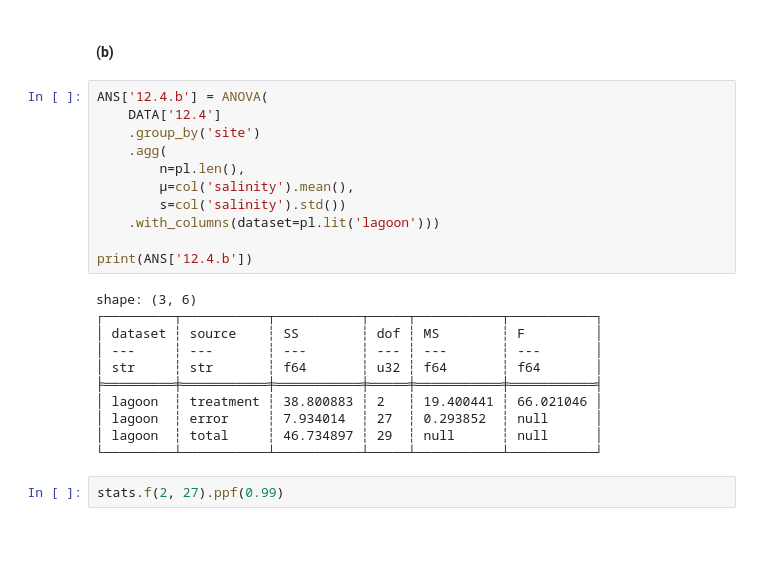
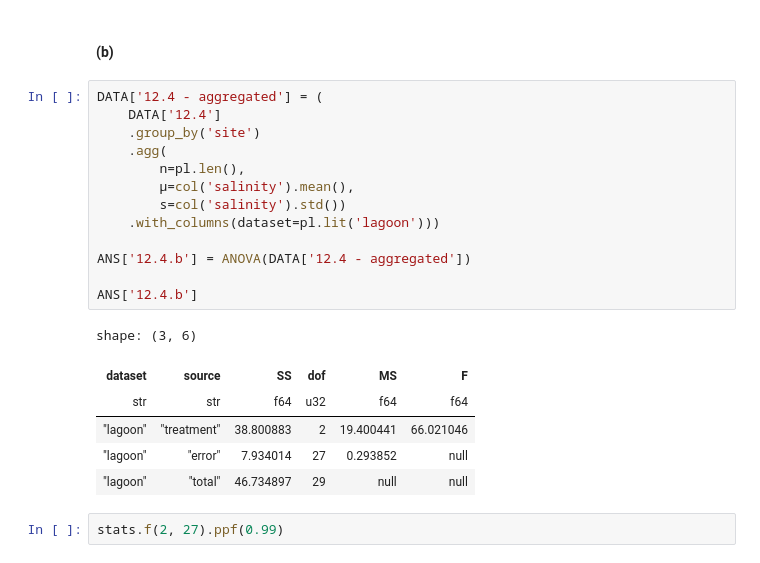
Before and after one commit to asterix314/SDAEI-Tamhane, a Jupyter notebook: ch12/Ch12.ipynb, the cells around one changed output. Cells and saved outputs as stored; diff of their text form; blank space fills up the shorter version.

```diff
--- a/ch12/Ch12.ipynb
+++ b/ch12/Ch12.ipynb
@@ -473,27 +473,25 @@ Obviously, site II > site III > site I in terms of salinity.
 # %% [markdown]
 #### (b)
 # %%
-ANS['12.4.b'] = ANOVA(
+DATA['12.4 - aggregated'] = (
     DATA['12.4']
     .group_by('site')
     .agg(
         n=pl.len(),
         μ=col('salinity').mean(),
         s=col('salinity').std())
     .with_columns(dataset=pl.lit('lagoon')))
 
-print(ANS['12.4.b'])
+ANS['12.4.b'] = ANOVA(DATA['12.4 - aggregated'])
+
+ANS['12.4.b']
 # %% [output]
 shape: (3, 6)
-┌─────────┬───────────┬───────────┬─────┬───────────┬───────────┐
-│ dataset ┆ source    ┆ SS        ┆ dof ┆ MS        ┆ F         │
-│ ---     ┆ ---       ┆ ---       ┆ --- ┆ ---       ┆ ---       │
-│ str     ┆ str       ┆ f64       ┆ u32 ┆ f64       ┆ f64       │
-╞═════════╪═══════════╪═══════════╪═════╪═══════════╪═══════════╡
-│ lagoon  ┆ treatment ┆ 38.800883 ┆ 2   ┆ 19.400441 ┆ 66.021046 │
-│ lagoon  ┆ error     ┆ 7.934014  ┆ 27  ┆ 0.293852  ┆ null      │
-│ lagoon  ┆ total     ┆ 46.734897 ┆ 29  ┆ null      ┆ null      │
-└─────────┴───────────┴───────────┴─────┴───────────┴───────────┘
+| dataset | source | SS | dof | MS | F |
+| str | str | f64 | u32 | f64 | f64 |
+| "lagoon" | "treatment" | 38.800883 | 2 | 19.400441 | 66.021046 |
+| "lagoon" | "error" | 7.934014 | 27 | 0.293852 | null |
+| "lagoon" | "total" | 46.734897 | 29 | null | null |
 # %%
 stats.f(2, 27).ppf(0.99)
 # %% [output]
```
Also changed, not shown: parts of 8 cells of this notebook.
